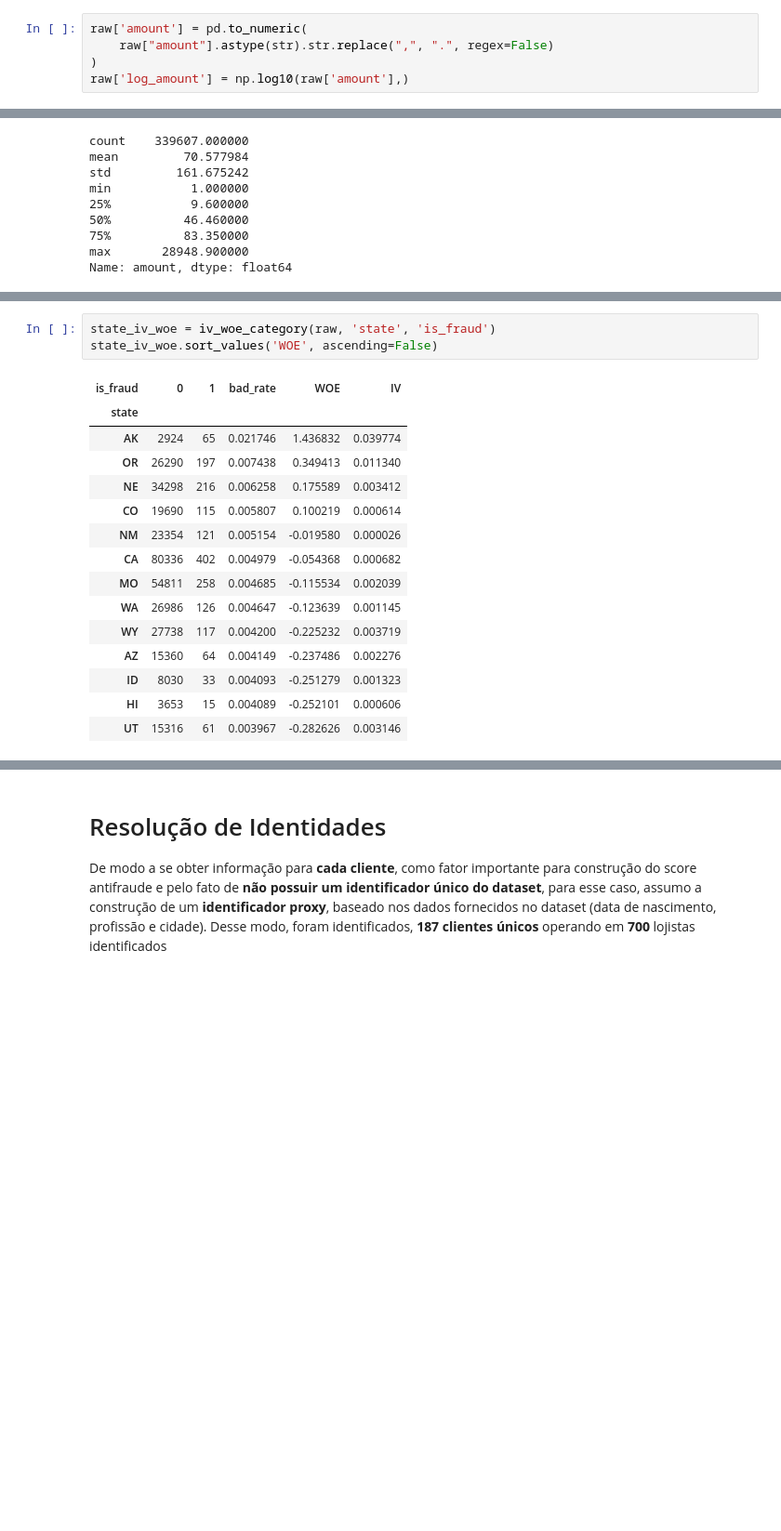
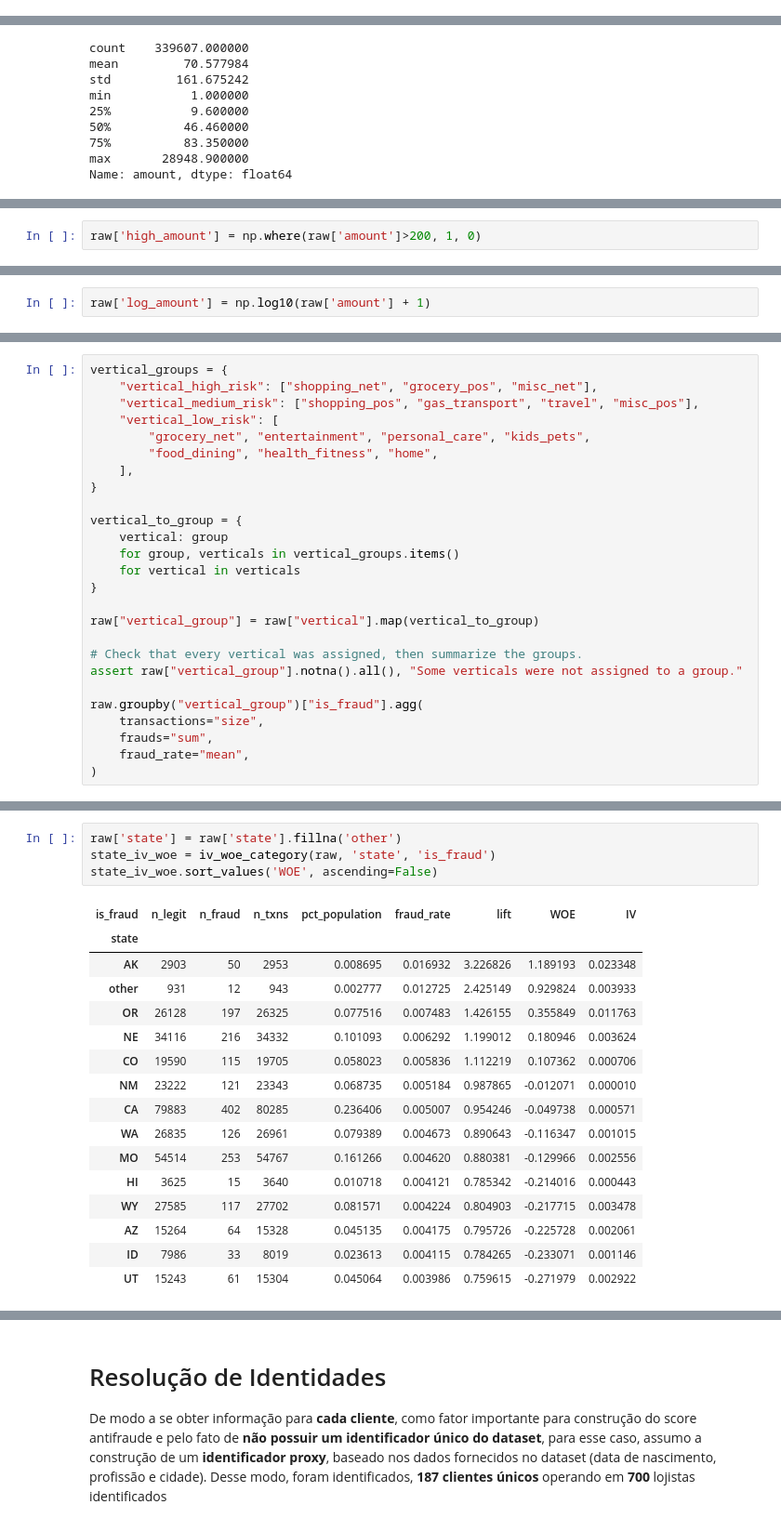
Before and after one commit to bmservilha/nuvemshop_case, a Jupyter notebook: notebooks/1_EDA.ipynb, the cells around one changed output, grey strips where cells are left out. Shown at 93% size. Saved outputs shown, nothing was run; the diff lists cells and outputs as text; blank space fills up the shorter version.

```diff
--- a/notebooks/1_EDA.ipynb
+++ b/notebooks/1_EDA.ipynb
@@ -282,5 +286,0 @@ def iv_woe_category (df:pd.DataFrame, category:str, target:str) -> pd.DataFrame:
-# %%
-raw['amount'] = pd.to_numeric(
-    raw["amount"].astype(str).str.replace(",", ".", regex=False)
-)
-raw['log_amount'] = np.log10(raw['amount'],)
@@ -311,0 +331,2 @@ amount_describe
+# %%
+raw['high_amount'] = np.where(raw['amount']>200, 1, 0)
@@ -312,3 +367,5 @@ amount_describe
+# %%
+raw['log_amount'] = np.log10(raw['amount'] + 1)
 # %%
 raw['log_amount'].describe()
 # %% [output]
@@ -576,0 +433,26 @@ plot_target_category(raw, 'vertical', 'is_fraud')
+# %%
+vertical_groups = {
+    "vertical_high_risk": ["shopping_net", "grocery_pos", "misc_net"],
+    "vertical_medium_risk": ["shopping_pos", "gas_transport", "travel", "misc_pos"],
+    "vertical_low_risk": [
+        "grocery_net", "entertainment", "personal_care", "kids_pets",
+        "food_dining", "health_fitness", "home",
+    ],
+}
+
+vertical_to_group = {
+    vertical: group
+    for group, verticals in vertical_groups.items()
+    for vertical in verticals
+}
+
+raw["vertical_group"] = raw["vertical"].map(vertical_to_group)
+
+# Check that every vertical was assigned, then summarize the groups.
+assert raw["vertical_group"].notna().all(), "Some verticals were not assigned to a group."
+
+raw.groupby("vertical_group")["is_fraud"].agg(
+    transactions="size",
+    frauds="sum",
+    fraud_rate="mean",
+)
@@ -594,19 +506,21 @@ bandeira_iv_woe.sort_values('WOE', ascending=False)
 # %%
+raw['state'] = raw['state'].fillna('other')
 state_iv_woe = iv_woe_category(raw, 'state', 'is_fraud')
 state_iv_woe.sort_values('WOE', ascending=False)
 # %% [output]
-| is_fraud | 0 | 1 | bad_rate | WOE | IV |
-| state |  |  |  |  |  |
-| AK | 2924 | 65 | 0.021746 | 1.436832 | 0.039774 |
-| OR | 26290 | 197 | 0.007438 | 0.349413 | 0.011340 |
-| NE | 34298 | 216 | 0.006258 | 0.175589 | 0.003412 |
-| CO | 19690 | 115 | 0.005807 | 0.100219 | 0.000614 |
-| NM | 23354 | 121 | 0.005154 | -0.019580 | 0.000026 |
-| CA | 80336 | 402 | 0.004979 | -0.054368 | 0.000682 |
-| MO | 54811 | 258 | 0.004685 | -0.115534 | 0.002039 |
-| WA | 26986 | 126 | 0.004647 | -0.123639 | 0.001145 |
-| WY | 27738 | 117 | 0.004200 | -0.225232 | 0.003719 |
-| AZ | 15360 | 64 | 0.004149 | -0.237486 | 0.002276 |
-| ID | 8030 | 33 | 0.004093 | -0.251279 | 0.001323 |
-| HI | 3653 | 15 | 0.004089 | -0.252101 | 0.000606 |
-| UT | 15316 | 61 | 0.003967 | -0.282626 | 0.003146 |
+| is_fraud | n_legit | n_fraud | n_txns | pct_population | fraud_rate | lift | WOE | IV |
+| state |  |  |  |  |  |  |  |  |
+| AK | 2903 | 50 | 2953 | 0.008695 | 0.016932 | 3.226826 | 1.189193 | 0.023348 |
+| other | 931 | 12 | 943 | 0.002777 | 0.012725 | 2.425149 | 0.929824 | 0.003933 |
+| OR | 26128 | 197 | 26325 | 0.077516 | 0.007483 | 1.426155 | 0.355849 | 0.011763 |
+| NE | 34116 | 216 | 34332 | 0.101093 | 0.006292 | 1.199012 | 0.180946 | 0.003624 |
+| CO | 19590 | 115 | 19705 | 0.058023 | 0.005836 | 1.112219 | 0.107362 | 0.000706 |
+| NM | 23222 | 121 | 23343 | 0.068735 | 0.005184 | 0.987865 | -0.012071 | 0.000010 |
+| CA | 79883 | 402 | 80285 | 0.236406 | 0.005007 | 0.954246 | -0.049738 | 0.000571 |
+| WA | 26835 | 126 | 26961 | 0.079389 | 0.004673 | 0.890643 | -0.116347 | 0.001015 |
+| MO | 54514 | 253 | 54767 | 0.161266 | 0.004620 | 0.880381 | -0.129966 | 0.002556 |
+| HI | 3625 | 15 | 3640 | 0.010718 | 0.004121 | 0.785342 | -0.214016 | 0.000443 |
+| WY | 27585 | 117 | 27702 | 0.081571 | 0.004224 | 0.804903 | -0.217715 | 0.003478 |
+| AZ | 15264 | 64 | 15328 | 0.045135 | 0.004175 | 0.795726 | -0.225728 | 0.002061 |
+| ID | 7986 | 33 | 8019 | 0.023613 | 0.004115 | 0.784265 | -0.233071 | 0.001146 |
+| UT | 15243 | 61 | 15304 | 0.045064 | 0.003986 | 0.759615 | -0.271979 | 0.002922 |
```
Also changed, not shown: parts of 83 cells of this notebook, 7 other files.
